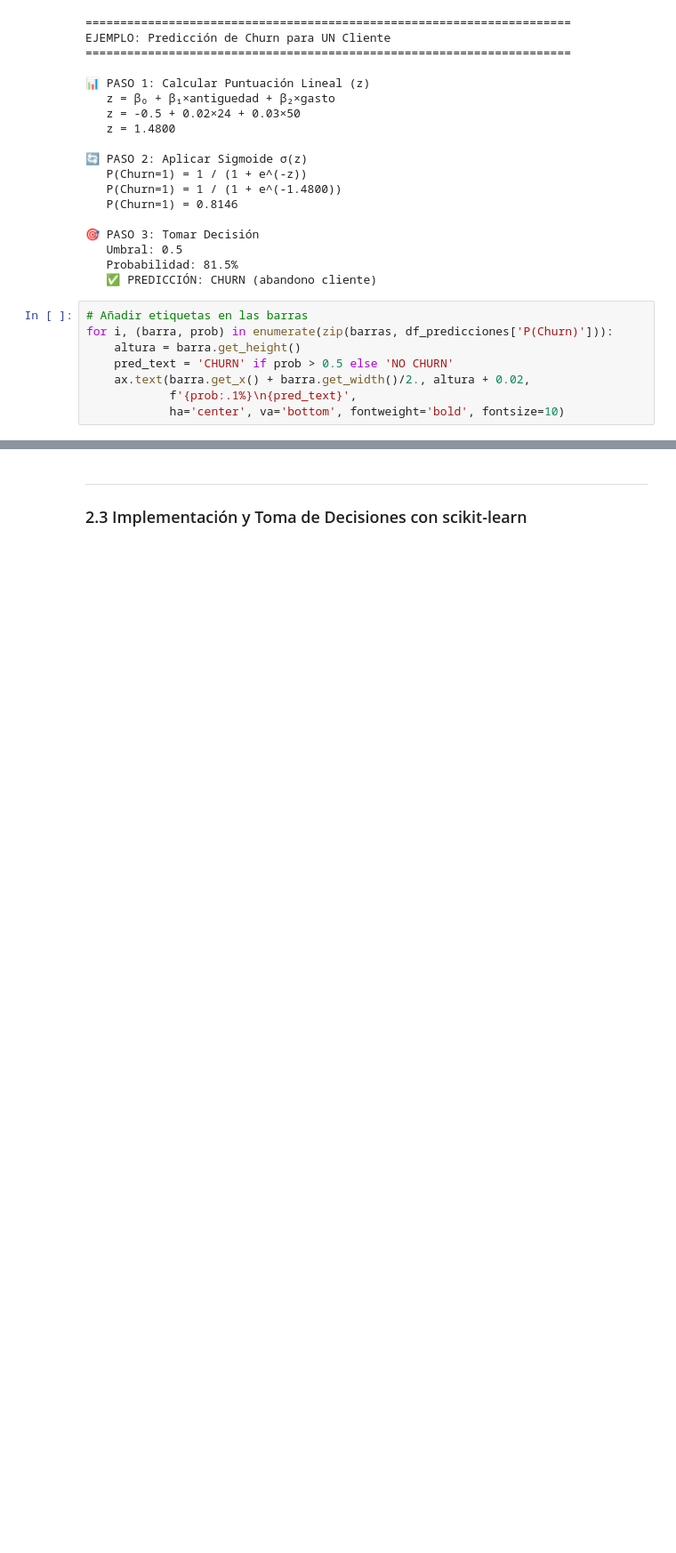
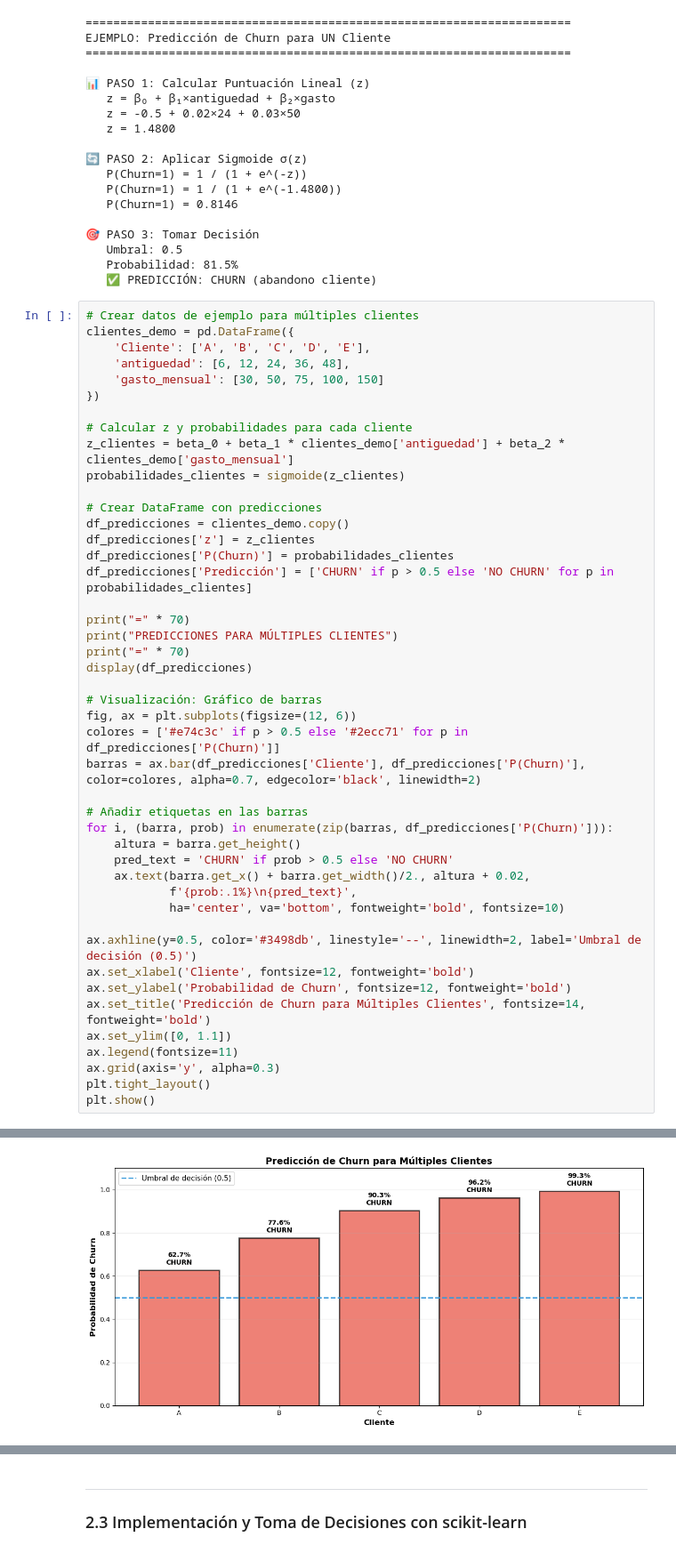
Before and after one commit to jafprofesor/IFCD093PO, a Jupyter notebook: 2026-01-21/05_aprendizaje_supervisado_modelos_lineales.ipynb, the cells around one changed output, grey strips where cells are left out. Shown at 89% size. Saved outputs shown, nothing was run; the diff lists cells and outputs as text; blank space fills up the shorter version.

```diff
--- a/2026-01-21/05_aprendizaje_supervisado_modelos_lineales.ipynb
+++ b/2026-01-21/05_aprendizaje_supervisado_modelos_lineales.ipynb
@@ -391,6 +391,33 @@ EJEMPLO: Predicción de Churn para UN Cliente
    Probabilidad: 81.5%
    ✅ PREDICCIÓN: CHURN (abandono cliente)
 # %%
+# Crear datos de ejemplo para múltiples clientes
+clientes_demo = pd.DataFrame({
+    'Cliente': ['A', 'B', 'C', 'D', 'E'],
+    'antiguedad': [6, 12, 24, 36, 48],
+    'gasto_mensual': [30, 50, 75, 100, 150]
+})
+
+# Calcular z y probabilidades para cada cliente
+z_clientes = beta_0 + beta_1 * clientes_demo['antiguedad'] + beta_2 * clientes_demo['gasto_mensual']
+probabilidades_clientes = sigmoide(z_clientes)
+
+# Crear DataFrame con predicciones
+df_predicciones = clientes_demo.copy()
+df_predicciones['z'] = z_clientes
+df_predicciones['P(Churn)'] = probabilidades_clientes
+df_predicciones['Predicción'] = ['CHURN' if p > 0.5 else 'NO CHURN' for p in probabilidades_clientes]
+
+print("=" * 70)
+print("PREDICCIONES PARA MÚLTIPLES CLIENTES")
+print("=" * 70)
+display(df_predicciones)
+
+# Visualización: Gráfico de barras
+fig, ax = plt.subplots(figsize=(12, 6))
+colores = ['#e74c3c' if p > 0.5 else '#2ecc71' for p in df_predicciones['P(Churn)']]
+barras = ax.bar(df_predicciones['Cliente'], df_predicciones['P(Churn)'], color=colores, alpha=0.7, edgecolor='black', linewidth=2)
+
 # Añadir etiquetas en las barras
 for i, (barra, prob) in enumerate(zip(barras, df_predicciones['P(Churn)'])):
     altura = barra.get_height()
@@ -398,3 +425,14 @@ for i, (barra, prob) in enumerate(zip(barras, df_predicciones['P(Churn)'])):
     ax.text(barra.get_x() + barra.get_width()/2., altura + 0.02,
             f'{prob:.1%}\n{pred_text}',
             ha='center', va='bottom', fontweight='bold', fontsize=10)
+
+ax.axhline(y=0.5, color='#3498db', linestyle='--', linewidth=2, label='Umbral de decisión (0.5)')
+ax.set_xlabel('Cliente', fontsize=12, fontweight='bold')
+ax.set_ylabel('Probabilidad de Churn', fontsize=12, fontweight='bold')
+ax.set_title('Predicción de Churn para Múltiples Clientes', fontsize=14, fontweight='bold')
+ax.set_ylim([0, 1.1])
+ax.legend(fontsize=11)
+ax.grid(axis='y', alpha=0.3)
+plt.tight_layout()
+plt.show()
+# %% [output]
@@ -401 +448,2 @@ for i, (barra, prob) in enumerate(zip(barras, df_predicciones['P(Churn)'])):
+[figure, added]
 # %%
```
Also changed, not shown: parts of 3 cells of this notebook.
